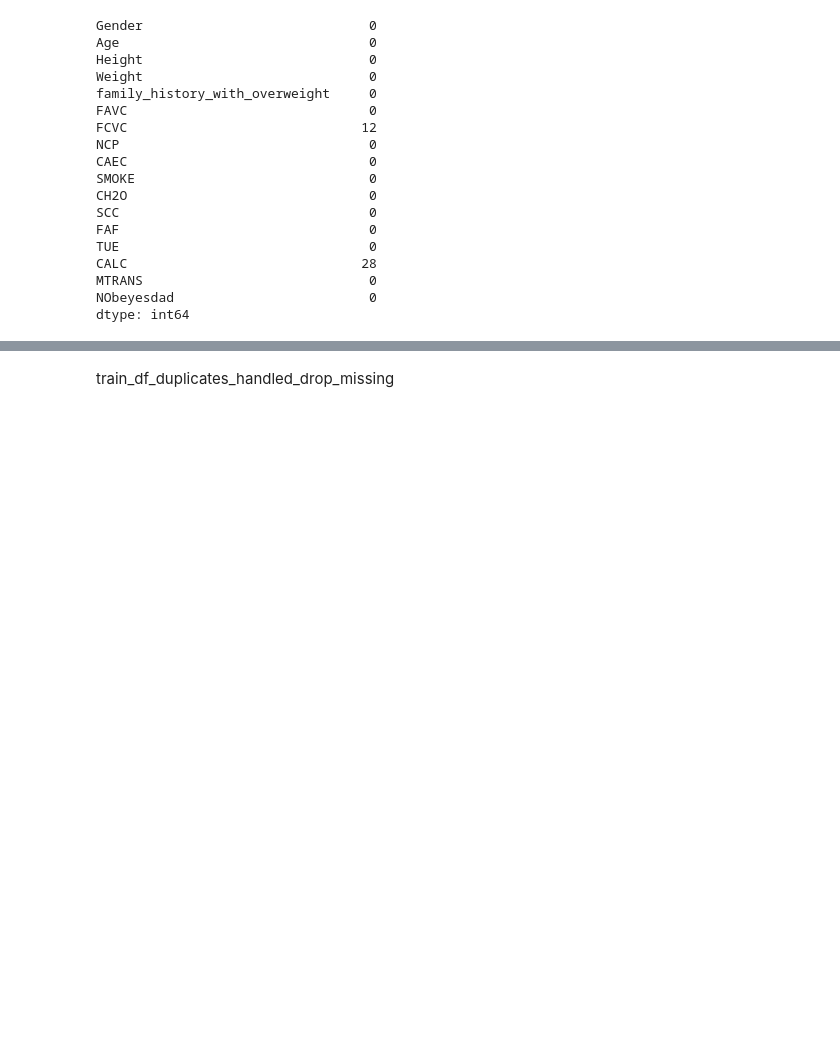
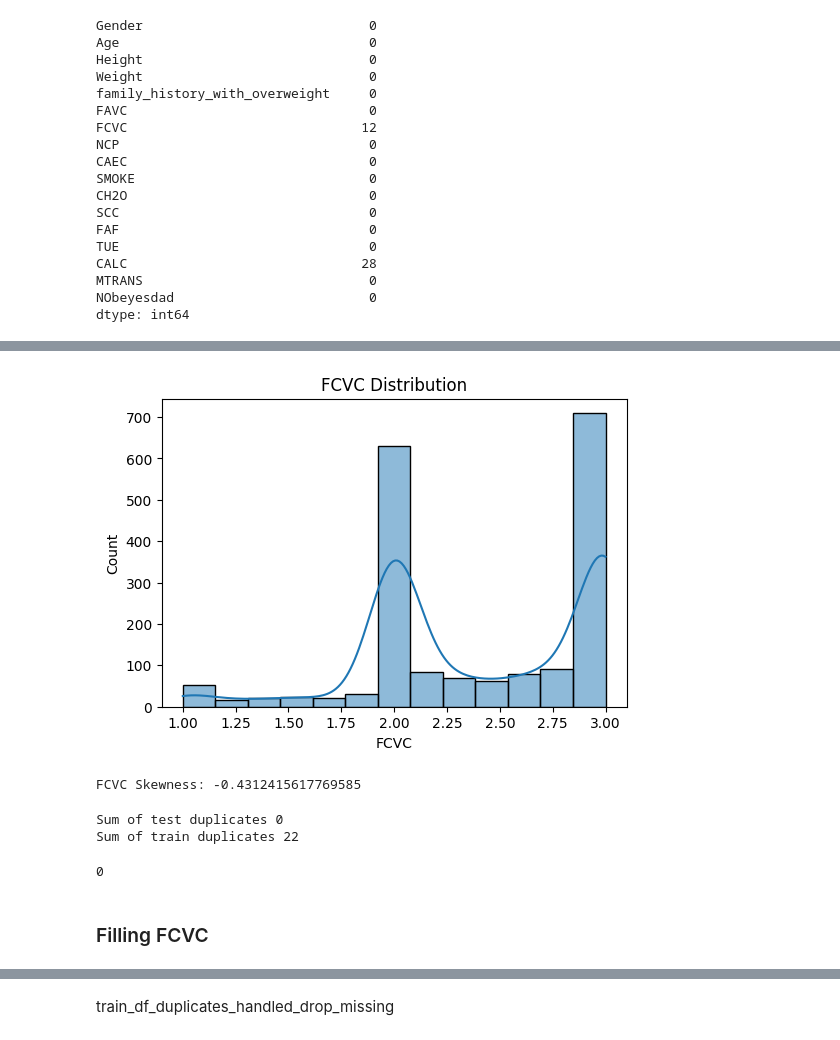
Before and after one commit to expygmalion/ObsMan, a Jupyter notebook: obesityFromScratch.ipynb, the cells around one changed output, grey strips where cells are left out. Drawn from its saved outputs; the diff is of its cells as text; code cells hidden in the pictures; blank space fills up the shorter version.

```diff
--- a/obesityFromScratch.ipynb
+++ b/obesityFromScratch.ipynb
@@ -129,0 +140,30 @@ dtype: int64
+# %%
+# Simple FCVC plot for skewness check
+import matplotlib.pyplot as plt
+import seaborn as sns
+
+plt.figure(figsize=(6, 4))
+sns.histplot(train_df['FCVC'], kde=True)
+plt.title('FCVC Distribution')
+plt.show()
+
+# Print skewness value
+skew = train_df['FCVC'].skew()
+print(f"FCVC Skewness: {skew}")
+# %% [output]
+[figure, added]
+FCVC Skewness: -0.4312415617769585
+# %%
+print("Sum of test duplicates", test_df.duplicated().sum())
+print("Sum of train duplicates", train_df.duplicated().sum())
+# %% [output]
+Sum of test duplicates 0
+Sum of train duplicates 22
+# %%
+## Safely drop duplicates
+train_df_duplicates_handled = train_df.drop_duplicates()
+print(train_df_duplicates_handled.duplicated().sum())
+# %% [output]
+0
+# %% [markdown]
+ ### Filling FCVC
```
Also changed, not shown: parts of 119 cells of this notebook.
